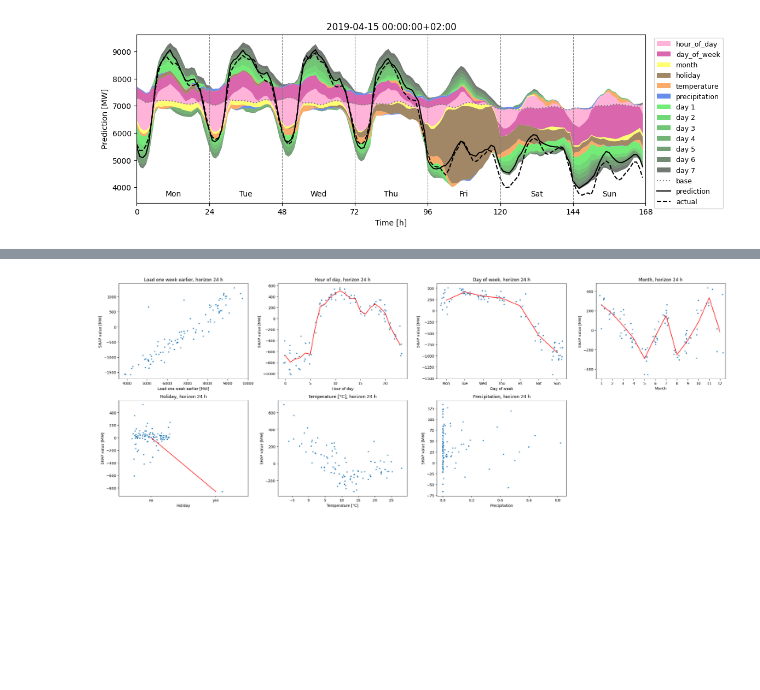
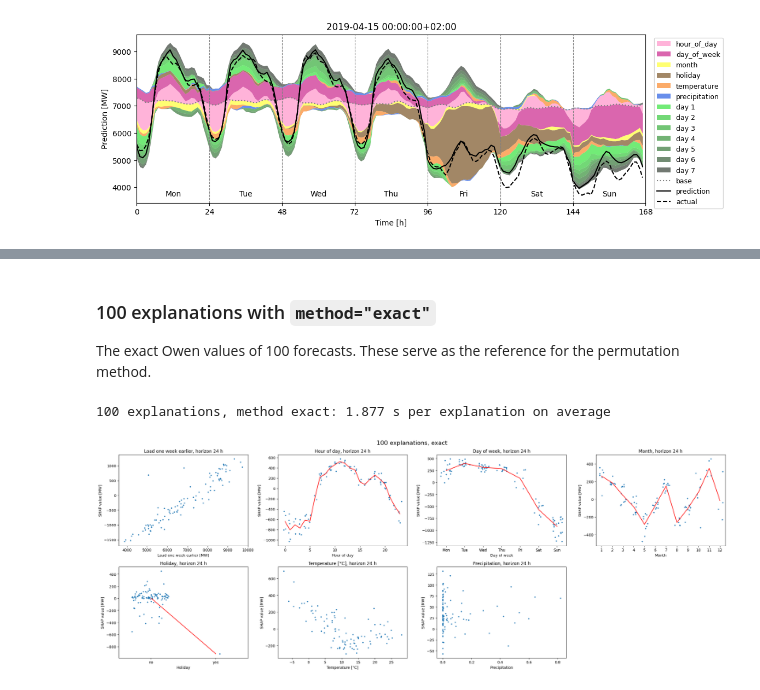
Before and after one commit to KIT-IAI/SHAPformer, a Jupyter notebook: notebooks/training_dataframe.ipynb, the cells around one changed output, grey strips where cells are left out. Drawn from its saved outputs; the diff is of its cells as text; code cells hidden in the pictures; blank space fills up the shorter version.

```diff
--- a/notebooks/training_dataframe.ipynb
+++ b/notebooks/training_dataframe.ipynb
@@ -13,5 +25,5 @@ if Path.cwd().name == "notebooks":
 
 from src.models.shapformer import SHAPformer
 
-TRAINING = False  # True: train the model from scratch and save it to MODEL_PATH; False: load the trained model from MODEL_PATH
+TRAINING = True  # True: train the model from scratch and save it to MODEL_PATH; False: load the trained model from MODEL_PATH
 MODEL_PATH = "model.ckpt"
@@ -130,17 +240,10 @@ explanations = [
+# %% [markdown]
+### 100 explanations with `method="exact"`
+
+The exact Owen values of 100 forecasts. These serve as the reference for the permutation method.
 # %%
-import math
-from src.plot import plot_dependence
-
-DEPENDENCE_HORIZON = 24  # plot the SHAP values of the 24th predicted hour; None plots all 168 hours
-
-N_COLUMNS = 4
-n_rows = math.ceil(len(model.feature_names) / N_COLUMNS)
-fig, axs = plt.subplots(n_rows, N_COLUMNS, figsize=(6 * N_COLUMNS, 4.5 * n_rows))
-for ax, feature in zip(axs.flat, model.feature_names):
-    plot_dependence(explanations, feature, horizon=DEPENDENCE_HORIZON, ax=ax)
-for ax in axs.flat[len(model.feature_names):]:
-    ax.set_visible(False)
-fig.tight_layout()
-plt.show()
+explanations_exact_100, runtimes["100 x exact"] = explain_starts(starts_100, method="exact")
+plot_dependences(explanations_exact_100, "100 explanations, exact")
 # %% [output]
+100 explanations, method exact: 1.877 s per explanation on average
-[figure, old version]
+[figure, new version]
```
Also changed, not shown: parts of 15 cells of this notebook, 2 other files.
